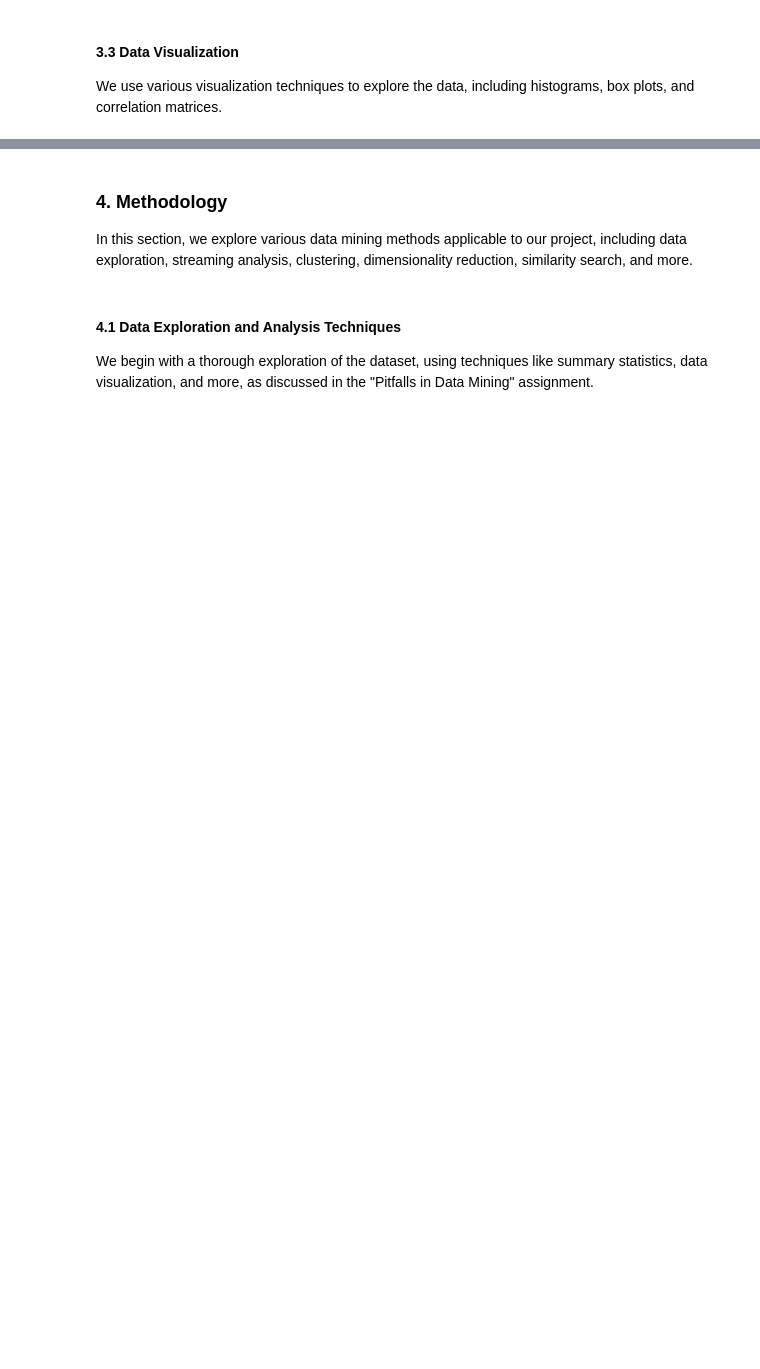
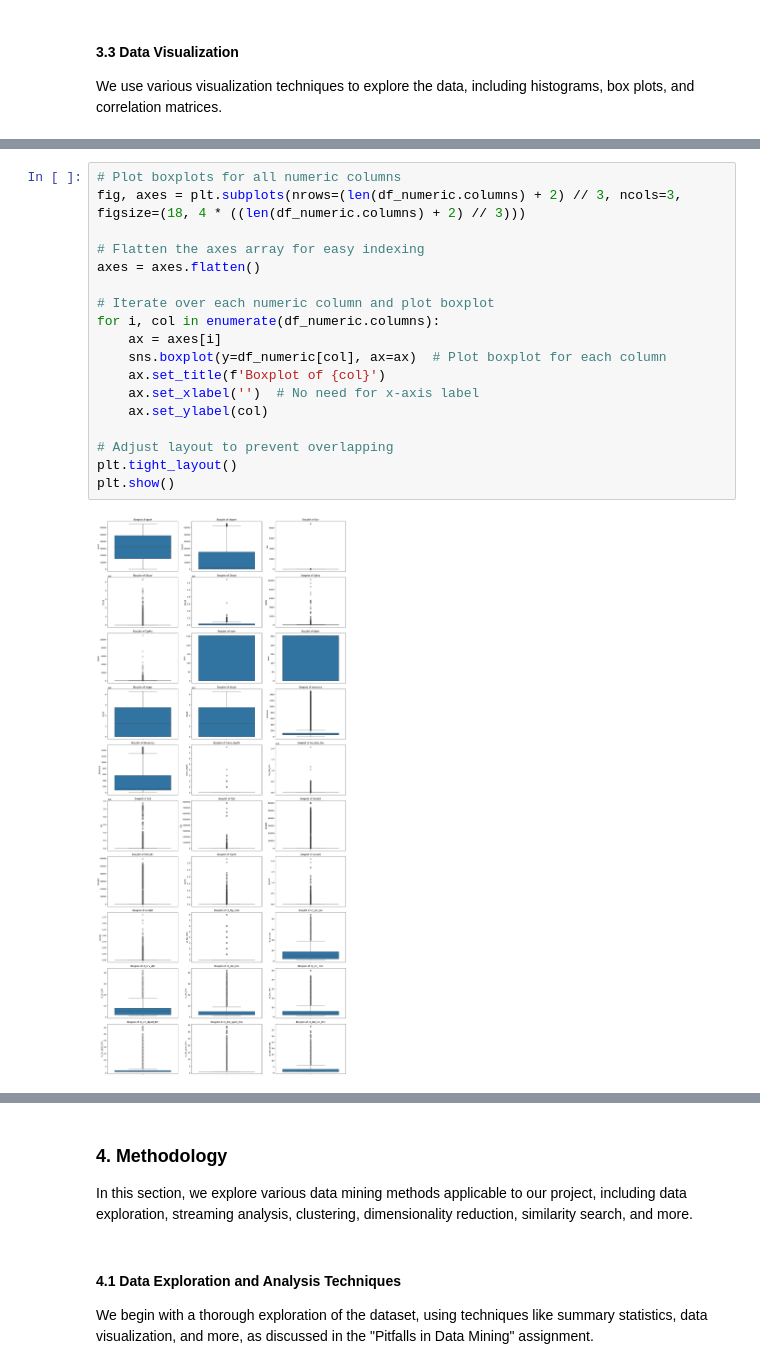
Before and after one commit to lscarval/CSCI-S-108-Data-Mining, a Jupyter notebook: final_project/CSCI_S_108_Final_Project_Notebook_Luciano_Carvalho.ipynb, the cells around one changed output, grey strips where cells are left out. Cells and saved outputs as stored; diff of their text form; blank space fills up the shorter version.

```diff
--- a/final_project/CSCI_S_108_Final_Project_Notebook_Luciano_Carvalho.ipynb
+++ b/final_project/CSCI_S_108_Final_Project_Notebook_Luciano_Carvalho.ipynb
@@ -155 +270,21 @@ plt.show()
+# %%
+# Plot boxplots for all numeric columns
+fig, axes = plt.subplots(nrows=(len(df_numeric.columns) + 2) // 3, ncols=3, figsize=(18, 4 * ((len(df_numeric.columns) + 2) // 3)))
+
+# Flatten the axes array for easy indexing
+axes = axes.flatten()
+
+# Iterate over each numeric column and plot boxplot
+for i, col in enumerate(df_numeric.columns):
+    ax = axes[i]
+    sns.boxplot(y=df_numeric[col], ax=ax)  # Plot boxplot for each column
+    ax.set_title(f'Boxplot of {col}')
+    ax.set_xlabel('')  # No need for x-axis label
+    ax.set_ylabel(col)
+
+# Adjust layout to prevent overlapping
+plt.tight_layout()
+plt.show()
+# %% [output]
+[figure, added]
 # %%
```
Also changed, not shown: parts of 13 cells of this notebook.
